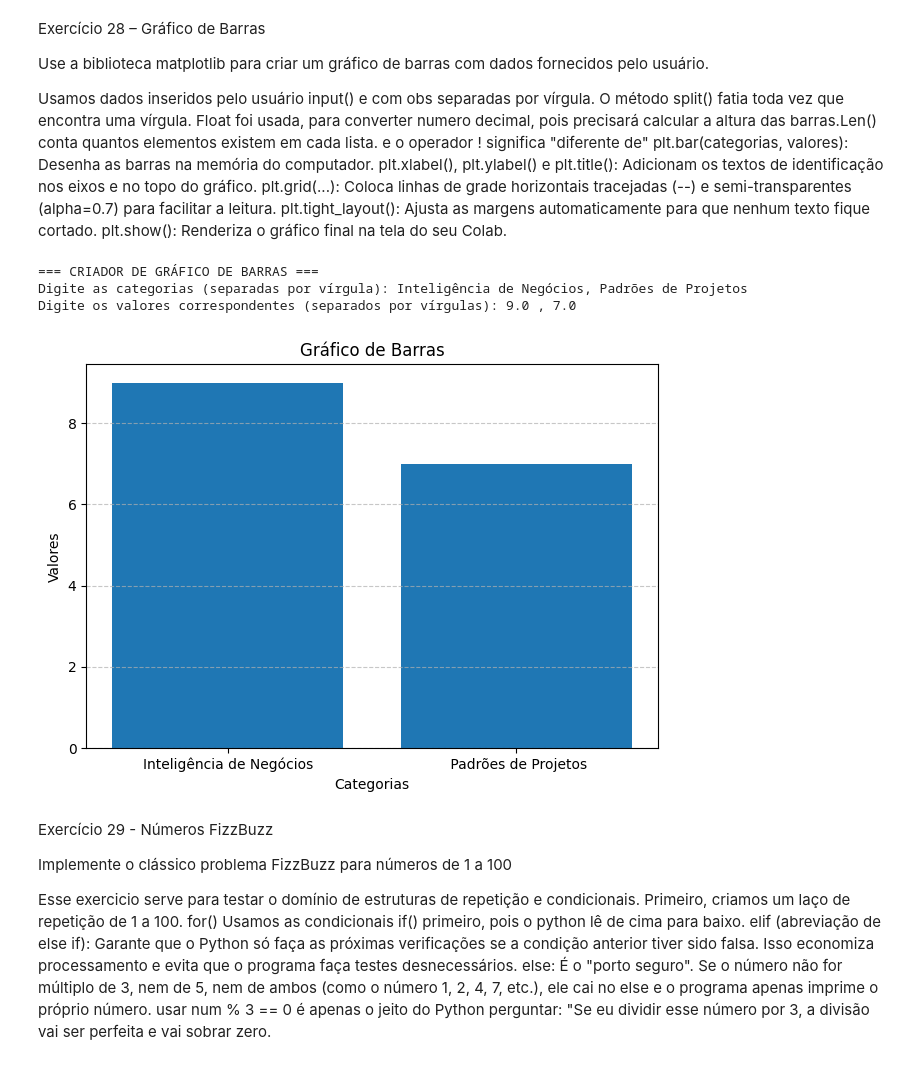
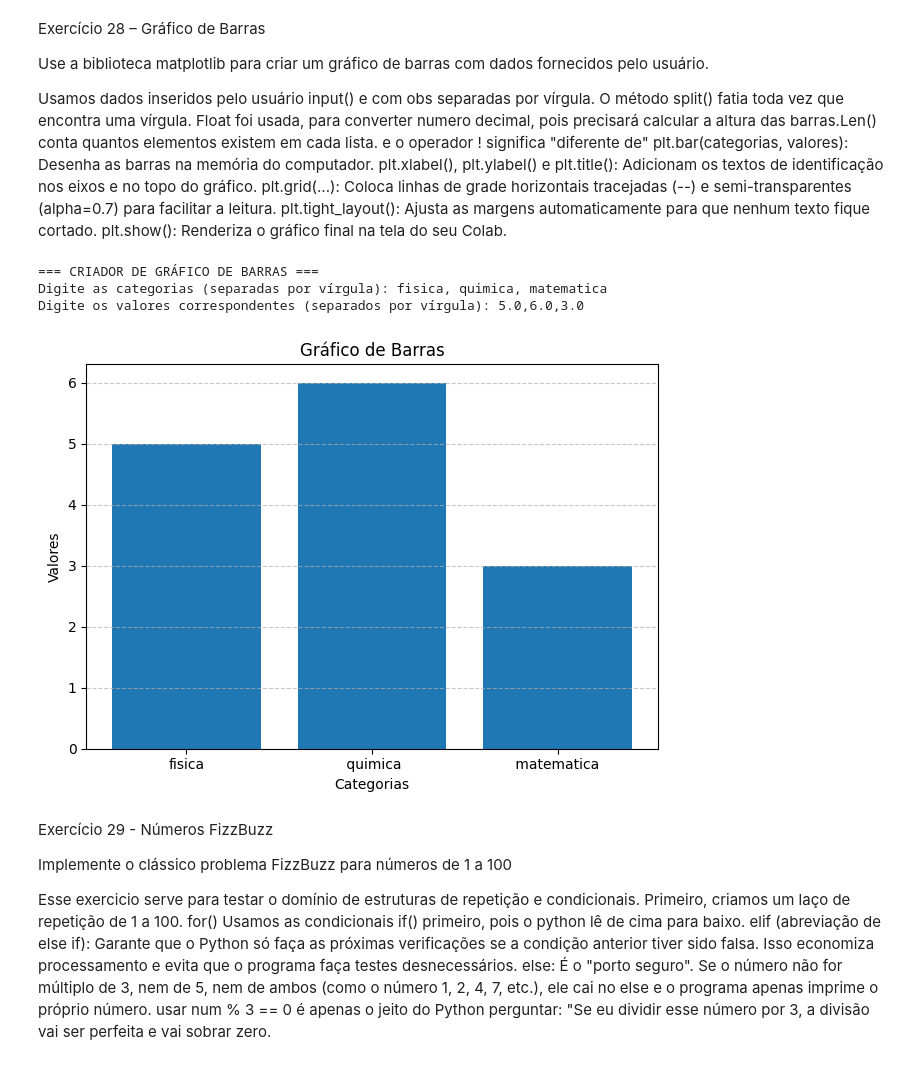
Before and after one commit to MaryGuta69/InteligenciaArtificial, a Jupyter notebook: Exercicios_Python_MariaAugusta_6SemA_Manha.ipynb, the cells around one changed output. Cells and saved outputs as stored; diff of their text form; code cells hidden in the pictures.

```diff
--- a/Exercicios_Python_MariaAugusta_6SemA_Manha.ipynb
+++ b/Exercicios_Python_MariaAugusta_6SemA_Manha.ipynb
@@ -824,28 +1013,48 @@ plt.grid(...): Coloca linhas de grade horizontais tracejadas (--) e semi-transpa
 plt.tight_layout(): Ajusta as margens automaticamente para que nenhum texto fique cortado.
 plt.show(): Renderiza o gráfico final na tela do seu Colab.
 # %%
+# Exercício 28: Gerador de Gráfico de Barras interativo.
+# Importamos a biblioteca matplotlib (nossa ferramenta de criar gráficos)
+# e damos o apelido simpático de 'plt' para facilitar a digitação.
 import matplotlib.pyplot as plt
+
 print("=== CRIADOR DE GRÁFICO DE BARRAS ===")
+
+# Recebemos as informações do usuário separadas por vírgula
 entrada_categorias = input("Digite as categorias (separadas por vírgula): ")
-entrada_valores = input("Digite os valores correspondentes (separados por vírgulas): ")
+entrada_valores = input("Digite os valores correspondentes (separados por vírgula): ")
 
+# Usamos o .split(",") para quebrar os textos nas vírgulas e criar listas reais
 categorias = entrada_categorias.split(",")
+
+# Transformamos cada valor digitado de texto para número decimal (float) usando compreensão de lista
 valores = [float(valor) for valor in entrada_valores.split(",")]
+
+# Regra de segurança: precisamos ter exatamente a mesma quantidade de nomes e de números para desenhar o gráfico!
 if len(categorias) != len(valores):
-  print("Erro: A quantidade de categorias deve ser igual à quantidade de valores.")
+    print("Erro: A quantidade de categorias deve ser igual à quantidade de valores.")
 else:
-  plt.bar(categorias, valores)
-  plt.xlabel("Categorias")
-  plt.ylabel("Valores")
-  plt.title("Gráfico de Barras")
-  plt.grid(True, axis='y', linestyle='--', alpha=0.7)
-  plt.tight_layout()
-  plt.show()
+    # Desenhamos o gráfico de barras com as categorias e valores passados
+    plt.bar(categorias, valores)
+
+    # Customizamos o gráfico colocando títulos nos eixos e na imagem
+    plt.xlabel("Categorias")
+    plt.ylabel("Valores")
+    plt.title("Gráfico de Barras")
+
+    # Adicionamos linhas de grade ao fundo (estilo tracejado '--' e semi-transparentes)
+    plt.grid(True, axis='y', linestyle='--', alpha=0.7)
+
+    # Ajustamos o espaçamento para o gráfico não cortar nenhuma palavra nas bordas
+    plt.tight_layout()
+
+    # Abre a janela mágica que exibe o gráfico na tela!
+    plt.show()
 # %% [output]
 === CRIADOR DE GRÁFICO DE BARRAS ===
-Digite as categorias (separadas por vírgula): Inteligência de Negócios, Padrões de Projetos
-Digite os valores correspondentes (separados por vírgulas): 9.0 , 7.0
+Digite as categorias (separadas por vírgula): fisica, quimica, matematica
+Digite os valores correspondentes (separados por vírgula): 5.0,6.0,3.0
-[figure, old version]
+[figure, new version]
 # %% [markdown]
 Exercício 29 - Números FizzBuzz
 
```
Also changed, not shown: parts of 76 cells of this notebook.
